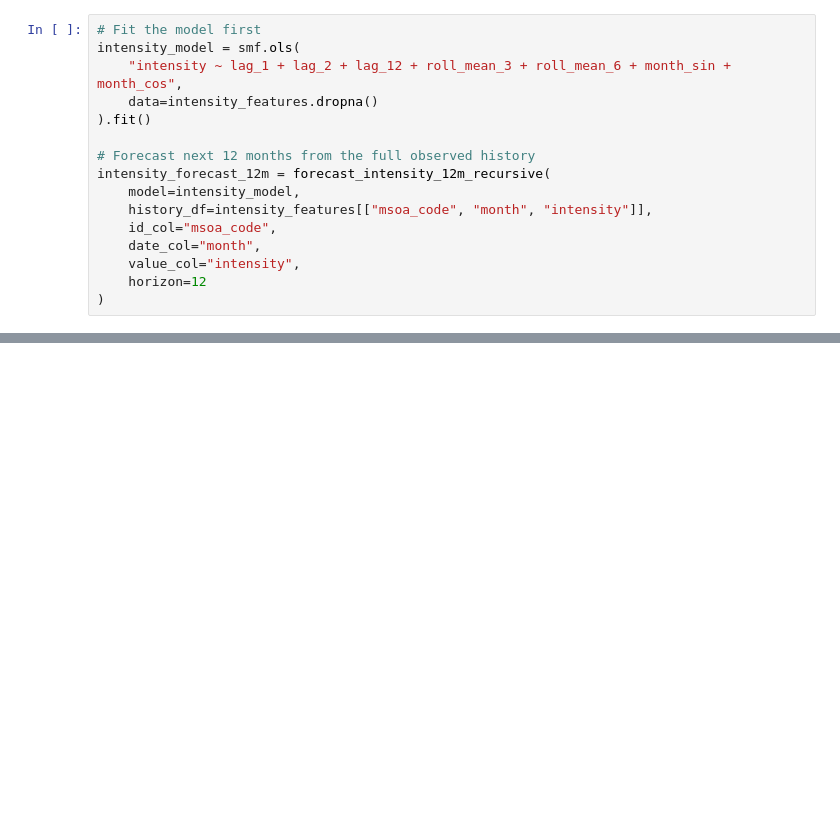
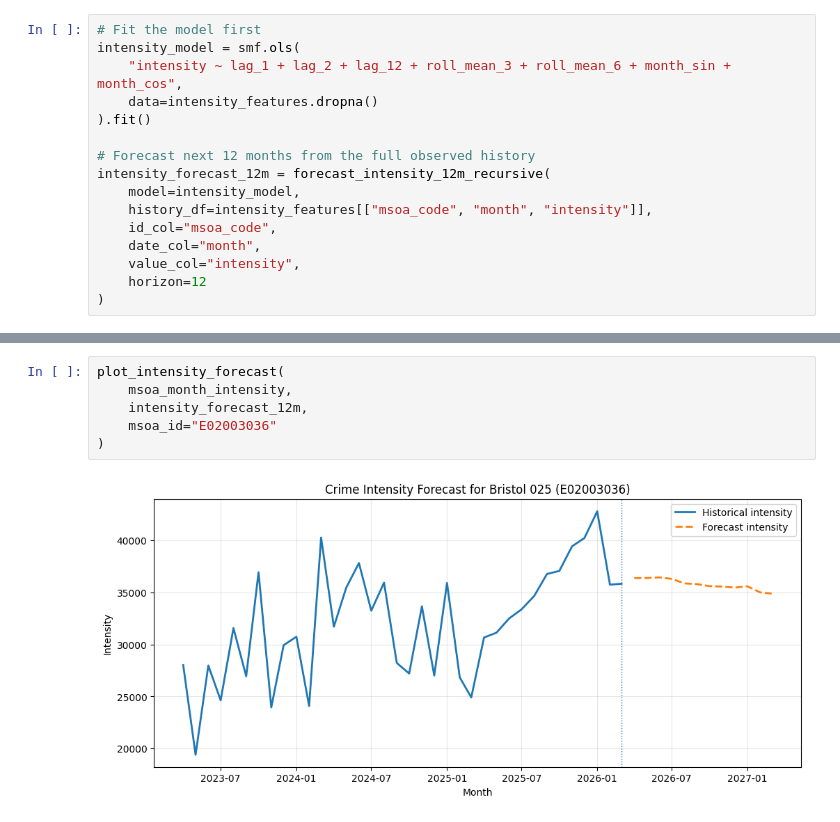
Before and after one commit to rostyslav-bilous/TUe-Multi-Disciplinary-CBL, a Jupyter notebook: notebooks/regression test.ipynb, the cells around one changed output, grey strips where cells are left out. Saved outputs shown, nothing was run; the diff lists cells and outputs as text; blank space fills up the shorter version.

```diff
--- a/notebooks/regression test.ipynb
+++ b/notebooks/regression test.ipynb
@@ -1485,0 +1556,8 @@ intensity_forecast_12m
+# %%
+plot_intensity_forecast(
+    msoa_month_intensity,
+    intensity_forecast_12m,
+    msoa_id="E02003036"
+)
+# %% [output]
+[figure, added]
```
Also changed, not shown: parts of 28 cells of this notebook.
